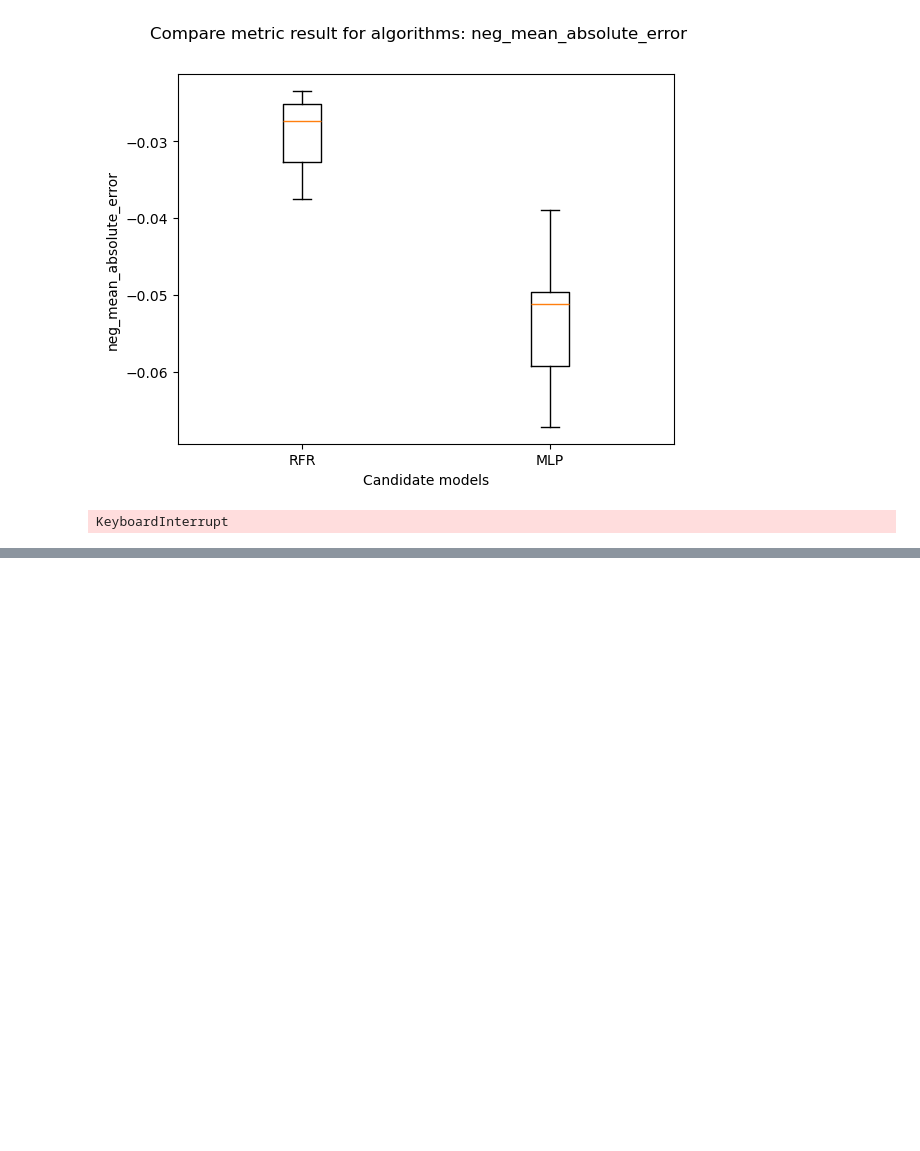
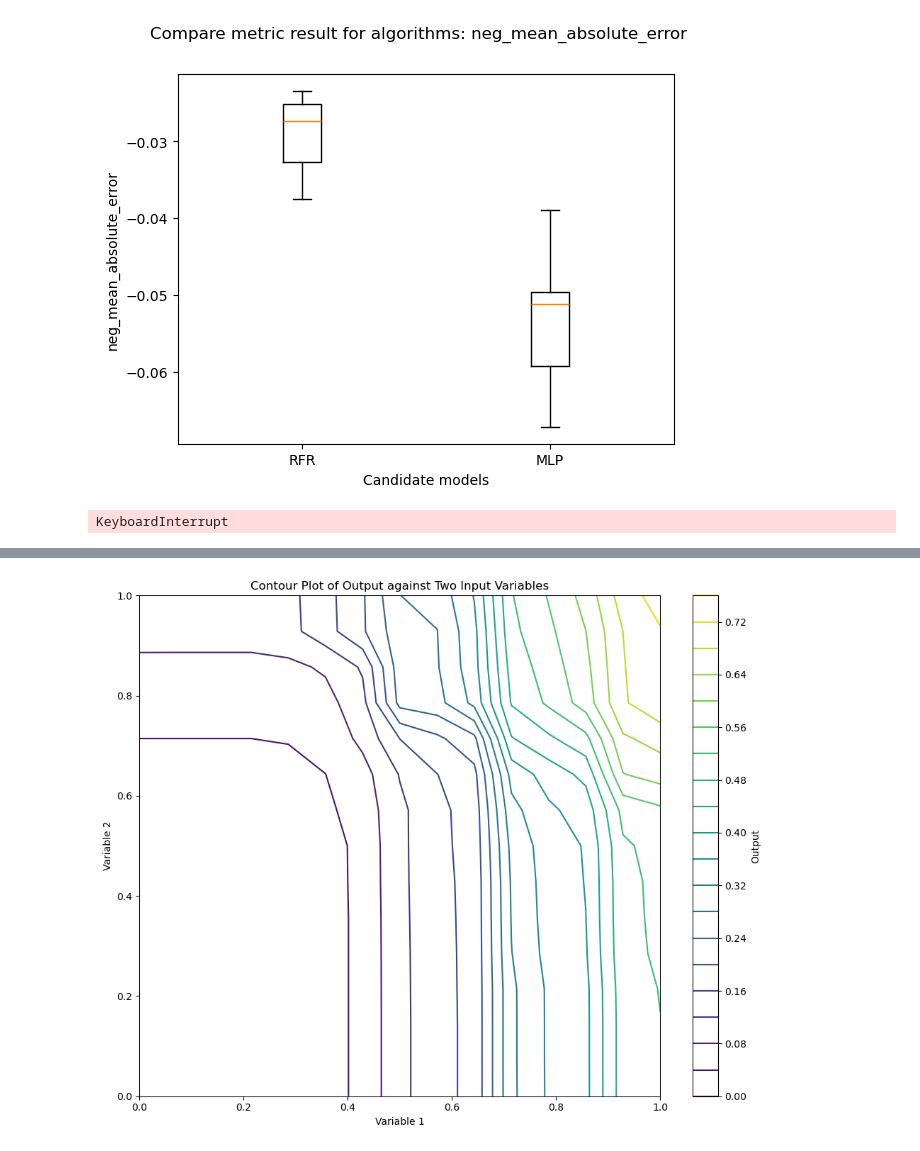
Before and after one commit to PtitVerredeRhum/Copy_Straet_THESIS, a Jupyter notebook: nn/Cloux_folder/ML_CLOUX.ipynb, the cells around one changed output, grey strips where cells are left out. Cells and saved outputs as stored; diff of their text form; code cells hidden in the pictures; blank space fills up the shorter version.

```diff
--- a/nn/Cloux_folder/ML_CLOUX.ipynb
+++ b/nn/Cloux_folder/ML_CLOUX.ipynb
@@ -329,0 +385,11 @@ plt.show()
+# %%
+plt.figure(figsize=(10, 8))
+contour_plot = plt.contour(x1_mesh, x2_mesh, predictions_mesh, levels=20, cmap='viridis')
+plt.colorbar(contour_plot, label='Output')
+plt.xlabel('Variable 1')
+plt.ylabel('Variable 2')
+plt.title('Contour Plot of Output against Two Input Variables')
+plt.tight_layout()
+plt.show()
+# %% [output]
+[figure, added]
```
Also changed, not shown: parts of 8 cells of this notebook.
